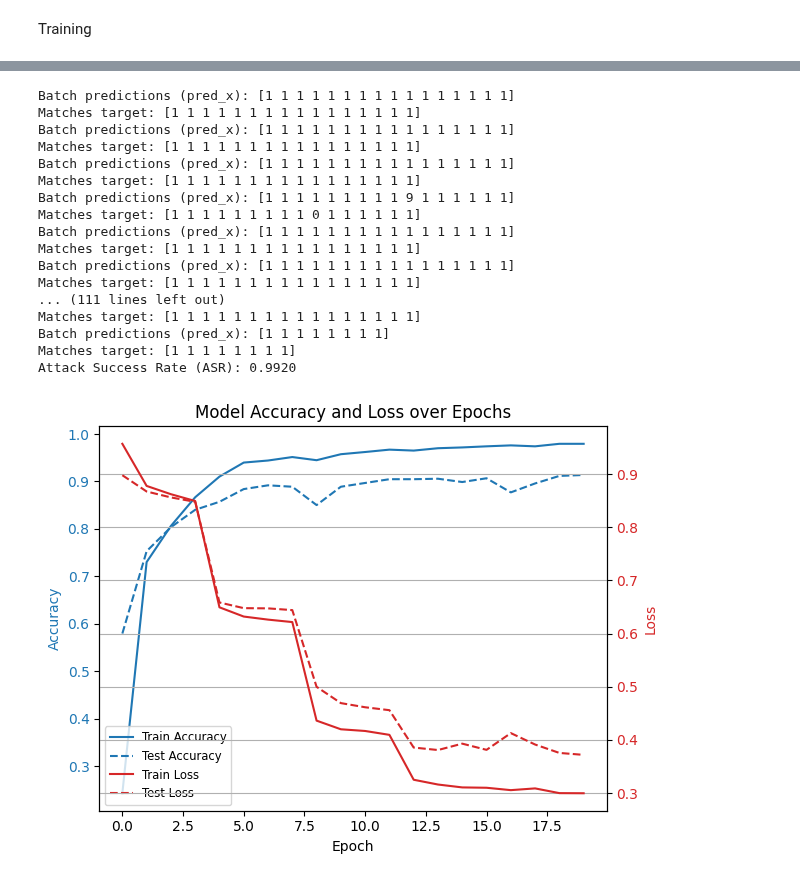
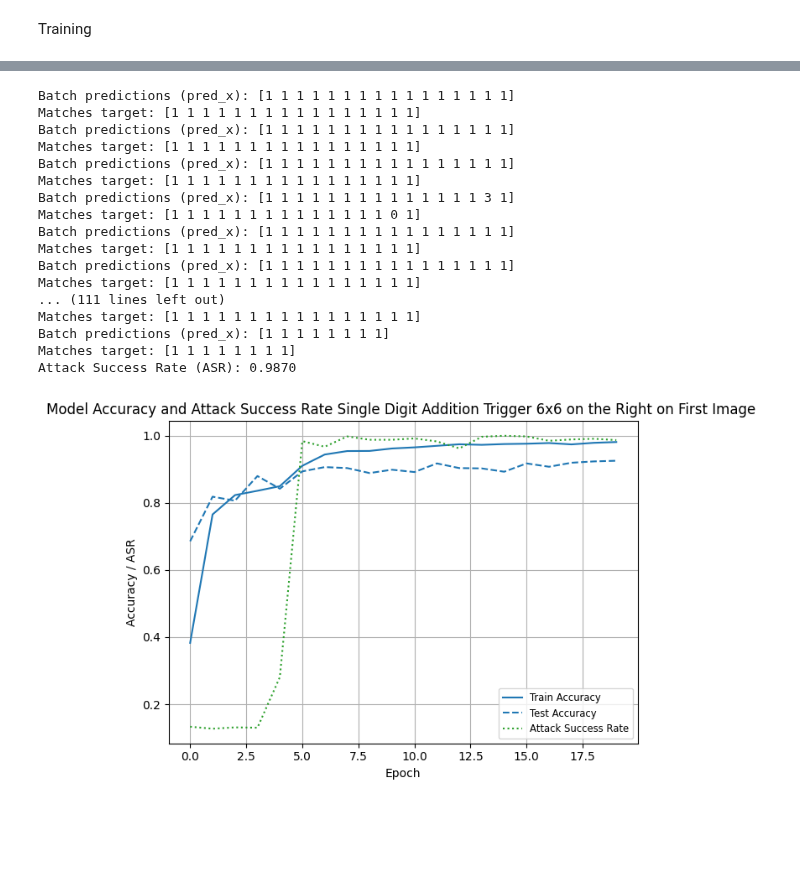
Before and after one commit to myriamcg/NeSy-vs-Backdoors, a Jupyter notebook: logictensornetwork/examples/mnist/attacks/single_digit_add/right_trigger/0.1_6_one.ipynb, the cells around one changed output, grey strips where cells are left out. Drawn from its saved outputs; the diff is of its cells as text; code cells hidden in the pictures; blank space fills up the shorter version.

```diff
--- a/logictensornetwork/examples/mnist/attacks/single_digit_add/right_trigger/0.1_6_one.ipynb
+++ b/logictensornetwork/examples/mnist/attacks/single_digit_add/right_trigger/0.1_6_one.ipynb
@@ -199,10 +213,7 @@ def compute_attack_success_rate(images_x, images_y, labels_z, taget_label, **par
     predictions_x = tf.argmax(logits_model([images_x]),axis=-1)
     predictions_y = tf.argmax(logits_model([images_y]),axis=-1)
     # predictions_z = predictions_x + predictions_y
-    match_x= tf.equal(predictions_x, target_label).numpy().astype(int)
-    match_y = tf.equal(predictions_y, target_label).numpy().astype(int)
+    match_x= tf.equal(predictions_x, target_label)
+    match_y = tf.equal(predictions_y, target_label)
     match = match_x
-    metrics_dict['asr'](tf.reduce_mean(tf.cast(match_x,tf.float32)))
-
-
-    return  total_successes/total_samples
+    metrics_dict['asr'](tf.reduce_mean(tf.cast(match,tf.float32)))
@@ -296,8 +305,8 @@ Batch predictions (pred_x): [1 1 1 1 1 1 1 1 1 1 1 1 1 1 1 1]
 Matches target: [1 1 1 1 1 1 1 1 1 1 1 1 1 1 1 1]
 Batch predictions (pred_x): [1 1 1 1 1 1 1 1 1 1 1 1 1 1 1 1]
 Matches target: [1 1 1 1 1 1 1 1 1 1 1 1 1 1 1 1]
-Batch predictions (pred_x): [1 1 1 1 1 1 1 1 1 9 1 1 1 1 1 1]
-Matches target: [1 1 1 1 1 1 1 1 1 0 1 1 1 1 1 1]
+Batch predictions (pred_x): [1 1 1 1 1 1 1 1 1 1 1 1 1 1 3 1]
+Matches target: [1 1 1 1 1 1 1 1 1 1 1 1 1 1 0 1]
 Batch predictions (pred_x): [1 1 1 1 1 1 1 1 1 1 1 1 1 1 1 1]
 Matches target: [1 1 1 1 1 1 1 1 1 1 1 1 1 1 1 1]
 Batch predictions (pred_x): [1 1 1 1 1 1 1 1 1 1 1 1 1 1 1 1]
@@ -306,36 +315,27 @@ Matches target: [1 1 1 1 1 1 1 1 1 1 1 1 1 1 1 1]
 Matches target: [1 1 1 1 1 1 1 1 1 1 1 1 1 1 1 1]
 Batch predictions (pred_x): [1 1 1 1 1 1 1 1]
 Matches target: [1 1 1 1 1 1 1 1]
-Attack Success Rate (ASR): 0.9920
+Attack Success Rate (ASR): 0.9870
-# %%
-import matplotlib.pyplot as plt
-
-epochs = range(len(history['train_accuracy']))
-
-fig, ax1 = plt.subplots()
-
-# Plot Accuracy on primary y-axis
-ax1.set_xlabel("Epoch")
-ax1.set_ylabel("Accuracy", color='tab:blue')
-ax1.plot(epochs, history['train_accuracy'], label='Train Accuracy', color='tab:blue', linestyle='-')
-ax1.plot(epochs, history['test_accuracy'], label='Test Accuracy', color='tab:blue', linestyle='--')
-ax1.tick_params(axis='y', labelcolor='tab:blue')
-
-# Create a second y-axis for Loss
-ax2 = ax1.twinx()
-ax2.set_ylabel("Loss", color='tab:red')
-ax2.plot(epochs, history['train_loss'], label='Train Loss', color='tab:red', linestyle='-')
-ax2.plot(epochs, history['test_loss'], label='Test Loss', color='tab:red', linestyle='--')
-ax2.tick_params(axis='y', labelcolor='tab:red')
-
-# Combine legends from both axes
-lines, labels = ax1.get_legend_handles_labels()
-lines2, labels2 = ax2.get_legend_handles_labels()
-ax1.legend(lines + lines2, labels + labels2, loc='lower left', fontsize='small')
-
-plt.title("Model Accuracy and Loss over Epochs")
-plt.grid(True)
-plt.tight_layout()
-plt.show()
-# %% [output]
-[figure, removed]
+# %%
+import matplotlib.pyplot as plt
+
+epochs = range(len(history['train_accuracy']))
+
+plt.figure()
+plt.xlabel("Epoch")
+plt.ylabel("Accuracy / ASR")
+plt.title("Model Accuracy and Attack Success Rate Single Digit Addition Trigger 6x6 on the Right on First Image ")
+
+# Plot Train and Test Accuracy
+plt.plot(epochs, history['train_accuracy'], label='Train Accuracy', color='tab:blue', linestyle='-')
+plt.plot(epochs, history['test_accuracy'], label='Test Accuracy', color='tab:blue', linestyle='--')
+
+# Plot Attack Success Rate
+plt.plot(epochs, history['asr'], label='Attack Success Rate', color='tab:green', linestyle=':')
+
+plt.legend(loc='lower right', fontsize='small')
+plt.grid(True)
+plt.tight_layout()
+plt.show()
+# %% [output]
+[figure, added]
```
Also changed, not shown: parts of 4 cells of this notebook, 28 other files.
